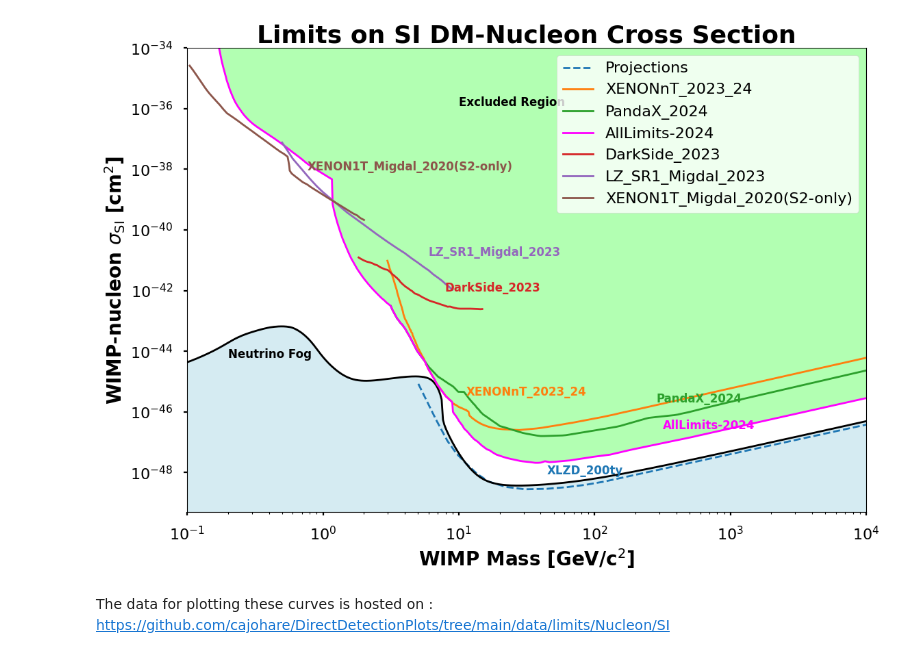
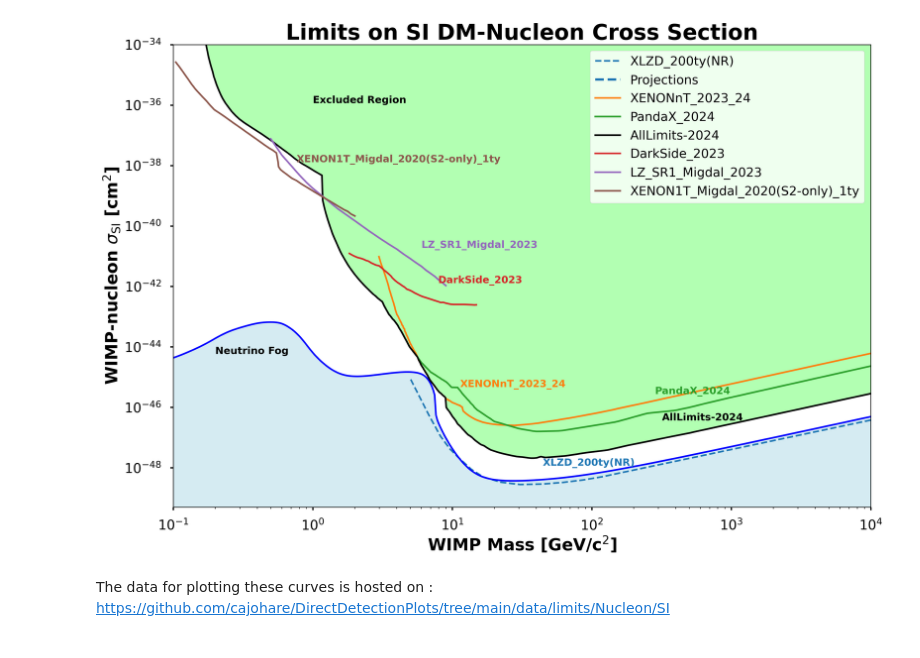
Before and after one commit to robertsjames/FlameFitSimple, a Jupyter notebook: analyses/sensitivity plots.ipynb, the cells around one changed output. Saved outputs shown, nothing was run; the diff lists cells and outputs as text; code cells hidden in the pictures.

```diff
--- a/analyses/sensitivity plots.ipynb
+++ b/analyses/sensitivity plots.ipynb
@@ -4,97 +4,68 @@ import numpy as np
 import matplotlib.pyplot as plt
 
 def plot_data_from_files(master_path, filenames):
-    # Apply seaborn style for aesthetics
     plt.style.use('seaborn-v0_8-poster')
+    a, ax = plt.subplots(figsize=(15, 10), dpi=300)
 
-    # Create a figure and axis for the plot
-    a,ax = plt.subplots()
+    projection_label = 'Projections'
+    label_added_projection = False
 
-
-    # Initialize labels for legend
-    projection_label = 'Projections'
-    #actual_data_label = 'Actual Data'
-    # Flags to track if labels have been added
-    label_added_projection = False
-    #label_added_actual = False
-
-    # Loop through the filenames, load data, and plot each one
     for filename in filenames:
         file_path = os.path.join(master_path, filename)
 
-        # Check if file exists
         if os.path.exists(file_path):
-
             data = np.loadtxt(file_path)
             x = data[:, 0]
             y = data[:, 1]
 
-            # Plot based on filename conditions
-            if filename != 'neutrino_fog.txt' and filename != 'XLZD_200ty.txt' and filename != 'AllLimits-2024.txt' :
+            if filename not in ['neutrino_fog.txt', 'XLZD_200ty(NR).txt', 'AllLimits-2024.txt']:
                 line, = ax.plot(x, y, label=filename.replace('.txt', ''), lw=2)
 
-            elif filename == 'XLZD_200ty.txt':  # Plot XLZD with a dashed line
+            elif filename == 'XLZD_200ty(NR).txt':
                 line, = ax.plot(x, y, label=filename.replace('.txt', ''), lw=2, linestyle='--')
                 if not label_added_projection:
-                    line.set_label(projection_label)
+                    ax.plot([], [], label=projection_label, linestyle='--', color=line.get_color())
                     label_added_projection = True
 
             elif filename == 'neutrino_fog.txt':
-                ax.plot(x, y, color='black', lw=2)
-                ax.fill_between(x, y, color='lightblue', alpha=0.5)  # Fill area under curve with light blue
-                ax.text(0.2, 5e-45,
-            "Neutrino Fog", color='black', fontsize=12, ha='left', va='bottom', fontweight='bold')
-
-
+                ax.plot(x, y, color='blue', lw=2)
+                ax.fill_between(x, y, color='lightblue', alpha=0.5)
+                ax.text(0.2, 5e-45, "Neutrino Fog", color='black', fontsize=12, ha='left', va='bottom', fontweight='bold')
 
             elif filename == 'AllLimits-2024.txt':
-                line, = ax.plot(x, y, color="magenta",label=filename.replace('.txt', ''), lw=2)
-                ax.fill_between(x, y, 1e-34, color='lime', alpha=0.3)  # Fill area above the curve
-                ax.text(1e1, 1e-36,
-            'Excluded Region', color='black', fontsize=12, ha='left', va='bottom', fontweight='bold')
+                line, = ax.plot(x, y, color="black", label=filename.replace('.txt', ''), lw=2)
+                ax.fill_between(x, y, 1e-34, color='lime', alpha=0.3)
+                ax.text(1, 1e-36, 'Excluded Region', color='black', fontsize=12, ha='left', va='bottom', fontweight='bold')
 
             if filename != 'neutrino_fog.txt':
-                ax.text(x[int(len(x) * 0.7)], y[int(len(x) * 0.7)] * 2.4, filename.replace('.txt', ''),
+                ax.text(x[int(len(x) * 0.7)], y[int(len(x) * 0.7)] * 3.4, filename.replace('.txt', ''),
                         color=line.get_color(), fontsize=12, ha='left', va='bottom', fontweight='bold')
 
         else:
             print(f"File {filename} not found in the directory.")
 
-    # Set log scale for both axes
     ax.set_xscale('log')
     ax.set_yscale('log')
-
-    # Set axis limits
     ax.set_xlim([0.1, 1e4])
     ax.set_ylim([5e-50, 1e-34])
+    ax.set_xlabel(r'WIMP Mass [GeV/c$^2$]', fontsize=20, fontweight='bold')
+    ax.set_ylabel(r'WIMP-nucleon $\sigma_{\rm SI}$ [cm$^2$]', fontsize=20, fontweight='bold')
+    ax.set_title("Limits on SI DM-Nucleon Cross Section", fontsize=26, fontweight='bold')
+    ax.legend(loc='upper right', fontsize=15)
 
-    # Set labels for axes with larger font
-    ax.set_xlabel(r'WIMP Mass [GeV/c$^2$]', fontsize=20,fontweight='bold')
-    ax.set_ylabel(r'WIMP-nucleon $\sigma_{\rm SI}$ [cm$^2$]', fontsize=20,fontweight='bold')
-
-    # Set title with a larger font
-    ax.set_title("Limits on SI DM-Nucleon Cross Section", fontsize=26,fontweight='bold')
-
-    # Increase font size of axis ticks
-    #ax.tick_params(axis='both', which='major', labelsize=20)
-    #ax.tick_params(axis='both', which='minor', labelsize=20)
-
-    # Add the legend at the top-right of the plot
-    ax.legend(loc='upper right')
-
-    # Display the plot with tight layout
-    #plt.tight_layout()
     plt.show()
 
-# Example usage:
-master_path = '/Users/amirr/Desktop/Plotting'  # Path to your directory
+master_path = '/Users/amirr/Desktop/Flame/FlameFitSimple/analyses/Plotting'
 filenames = [
-    'XLZD_200ty.txt', 'neutrino_fog.txt',
-    'XENONnT_2023_24.txt', "PandaX_2024.txt","AllLimits-2024.txt","DarkSide_2023.txt","LZ_SR1_Migdal_2023.txt","XENON1T_Migdal_2020(S2-only).txt"
-]  # List of your filenames
+    'XLZD_200ty(NR).txt', 'neutrino_fog.txt',
+    'XENONnT_2023_24.txt', "PandaX_2024.txt", "AllLimits-2024.txt",
+    "DarkSide_2023.txt", "LZ_SR1_Migdal_2023.txt",
+    "XENON1T_Migdal_2020(S2-only)_1ty.txt"
+]
+
 plot_data_from_files(master_path, filenames)
 # %% [output]
-[figure, old version]
+[figure, new version]
 # %% [markdown]
 The data for plotting these curves is hosted on : https://github.com/cajohare/DirectDetectionPlots/tree/main/data/limits/Nucleon/SI
 # %% [markdown]
```
Also changed, not shown: parts of 2 cells of this notebook.
